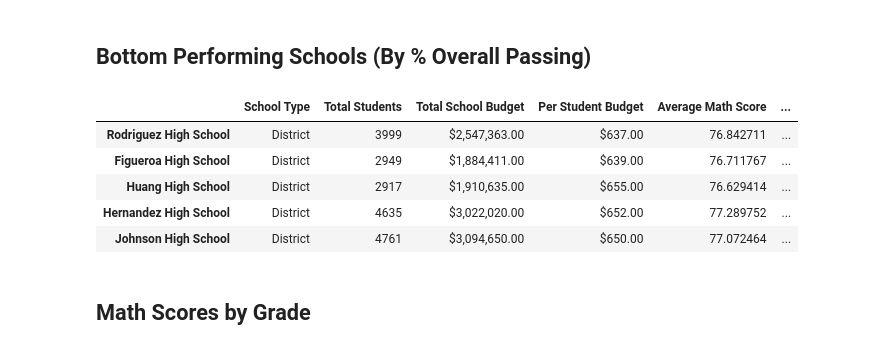
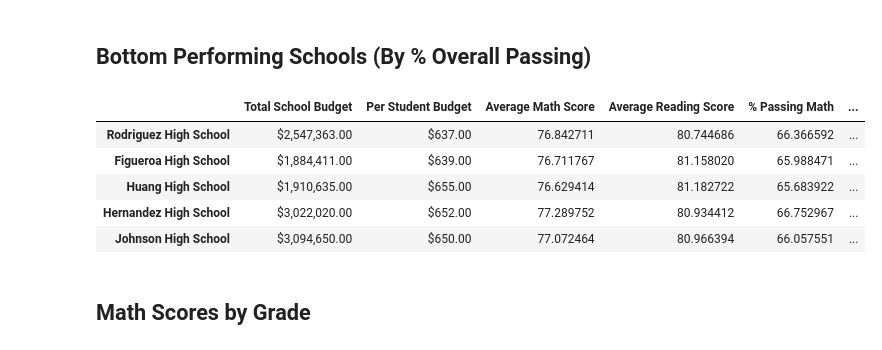
Before and after one commit to singhashishpal/pandas-challenge, a Jupyter notebook: PyCitySchools/PyCitySchools_starter.ipynb, the cells around one changed output. Saved outputs shown, nothing was run; the diff lists cells and outputs as text; code cells hidden in the pictures.

```diff
--- a/PyCitySchools/PyCitySchools_starter.ipynb
+++ b/PyCitySchools/PyCitySchools_starter.ipynb
@@ -111,4 +230,7 @@ per_school_reading =
 # %%
 # Calculate the number of students per school with math scores of 70 or higher from school_data_complete
-students_passing_math =
-school_students_passing_math =
+students_passing_math = school_data_complete[(school_data_complete["math_score"] >= 70)]
+
+school_students_passing_math = students_passing_math.groupby(["school_name"]).size()
+
+school_students_passing_math
@@ -115,4 +255,7 @@ school_students_passing_math =
 # %%
 # Calculate the number of students per school with reading scores of 70 or higher from school_data_complete
-students_passing_reading =
-school_students_passing_reading =
+students_passing_reading = school_data_complete[(school_data_complete["reading_score"] >= 70)]
+
+school_students_passing_reading = students_passing_reading.groupby(["school_name"]).size()
+
+school_students_passing_reading
@@ -119,8 +280,7 @@ school_students_passing_reading =
 # %%
 # Use the provided code to calculate the number of students per school that passed both math and reading with scores of 70 or higher
-students_passing_math_and_reading = school_data_complete[
-    (school_data_complete["reading_score"] >= 70) & (school_data_complete["math_score"] >= 70)
-]
+students_passing_math_and_reading = school_data_complete[(school_data_complete["reading_score"] >= 70) & (school_data_complete["math_score"] >= 70)]
+
 school_students_passing_math_and_reading = students_passing_math_and_reading.groupby(["school_name"]).size()
 # %%
 # Use the provided code to calculate the passing rates
@@ -130,11 +353,25 @@ overall_passing_rate = school_students_passing_math_and_reading / per_school_cou
 # %%
 # Create a DataFrame called `per_school_summary` with columns for the calculations above.
-per_school_summary =
+
+data = {
+        "Total School Budget": per_school_budget,
+        "Per Student Budget": per_school_capita,
+        "Average Math Score": per_school_math,
+        "Average Reading Score": per_school_reading,
+        "% Passing Math": per_school_passing_math,
+        "% Passing Reading": per_school_passing_reading,
+        "% Overall Passing": overall_passing_rate
+}
+
+per_school_summary = pd.DataFrame(data)
 
 # Formatting
 per_school_summary["Total School Budget"] = per_school_summary["Total School Budget"].map("${:,.2f}".format)
 per_school_summary["Per Student Budget"] = per_school_summary["Per Student Budget"].map("${:,.2f}".format)
 
+# index = none
+per_school_summary.index.name = None
+
 # Display the DataFrame
 per_school_summary
 # %% [output]
@@ -171,15 +412,19 @@ top_schools.head(5)
 ## Bottom Performing Schools (By % Overall Passing)
 # %%
 # Sort the schools by `% Overall Passing` in ascending order and display the top 5 rows.
-bottom_schools =
-bottom_schools.head(5)
+bottom_schools = per_school_summary.sort_values('% Overall Passing')        # we don't really need to add ascending=True as this is by default.
+
+# index = none
+bottom_schools.index.name = None
+
+bottom_schools.head()
 # %% [output]
-|  | School Type | Total Students | Total School Budget | Per Student Budget | Average Math Score | ... |
-| Rodriguez High School | District | 3999 | $2,547,363.00 | $637.00 | 76.842711 | ... |
-| Figueroa High School | District | 2949 | $1,884,411.00 | $639.00 | 76.711767 | ... |
-| Huang High School | District | 2917 | $1,910,635.00 | $655.00 | 76.629414 | ... |
-| Hernandez High School | District | 4635 | $3,022,020.00 | $652.00 | 77.289752 | ... |
-| Johnson High School | District | 4761 | $3,094,650.00 | $650.00 | 77.072464 | ... |
+|  | Total School Budget | Per Student Budget | Average Math Score | Average Reading Score | % Passing Math | ... |
+| Rodriguez High School | $2,547,363.00 | $637.00 | 76.842711 | 80.744686 | 66.366592 | ... |
+| Figueroa High School | $1,884,411.00 | $639.00 | 76.711767 | 81.158020 | 65.988471 | ... |
+| Huang High School | $1,910,635.00 | $655.00 | 76.629414 | 81.182722 | 65.683922 | ... |
+| Hernandez High School | $3,022,020.00 | $652.00 | 77.289752 | 80.934412 | 66.752967 | ... |
+| Johnson High School | $3,094,650.00 | $650.00 | 77.072464 | 80.966394 | 66.057551 | ... |
 # %% [markdown]
 ## Math Scores by Grade
 # %%
```
Also changed, not shown: parts of 37 cells of this notebook, 1 other file.
